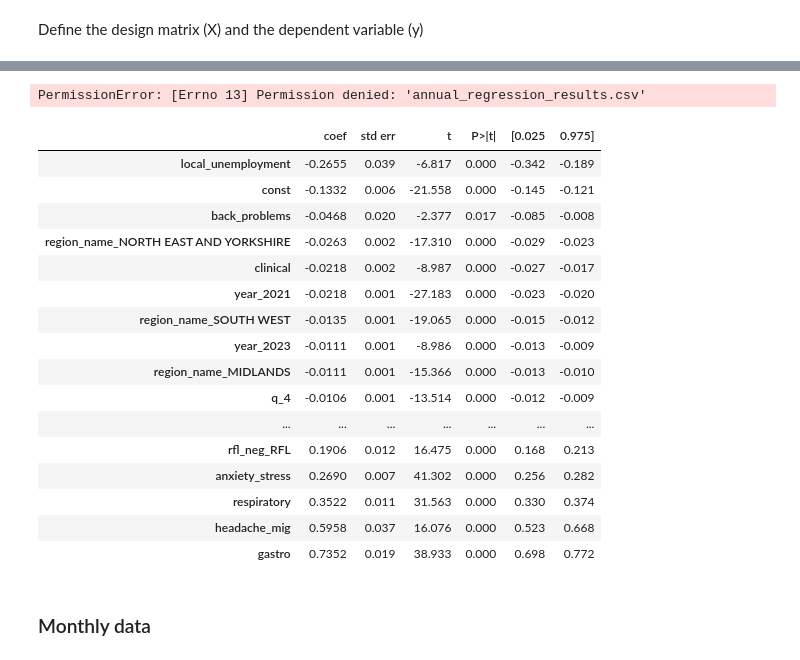
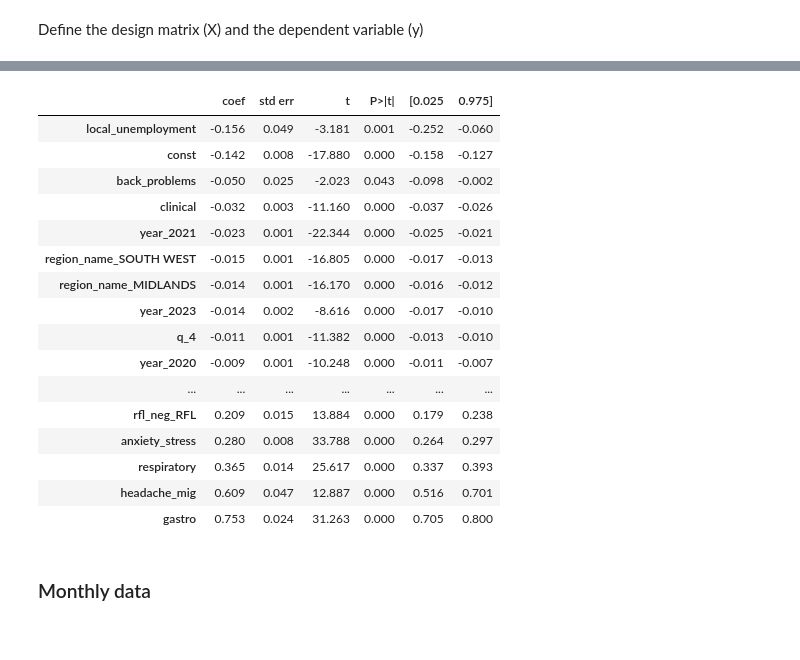
Before and after one commit to marierrogers/HSMAproject2023, a Jupyter notebook: 02_scripts/data_processing_for_model.ipynb, the cells around one changed output, grey strips where cells are left out. Cells and saved outputs as stored; diff of their text form; code cells hidden in the pictures.

```diff
--- a/02_scripts/data_processing_for_model.ipynb
+++ b/02_scripts/data_processing_for_model.ipynb
@@ -582,3 +562,6 @@ memory usage: 27.0+ MB
+# %%
+# drop duplicates
+df7.drop_duplicates(inplace=True)
 # %%
 #annual_df_ivs = merge_ivs(annual_df3,ref_org,df_r1, df_r2, df_r3,df_r4,df_r5,df_r6)
 #monthly_df_ivs = merge_ivs(monthly_df1,df_r1, df_r2, df_r3,df_r4,df_r5,df_r6)
@@ -608,2 +591,6 @@ memory usage: 27.0+ MB
+# %%
+# drop columns from annual_df_ivs_lags
+annual_df_ivs.drop(columns=['join_FTE','leave_FTE','denom_FTE','denom_FTE_mean',
+                                 'non-clinical'], inplace=True)
 # %%
 annual_df_ivs.to_csv(f'annual_modelling_data.csv', index=False)
@@ -609,0 +599,3 @@ annual_df_ivs.to_csv(f'annual_modelling_data.csv', index=False)
+# %%
+# sort dataframe by org_code and month_year
+annual_df_ivs.sort_values(by=['org_code','staff_group','month_year'], inplace=True)
@@ -623,3 +677,13 @@ to_drop = ['join_FTE','leave_FTE','month_year','denom_FTE','org_code',
+# %%
+dv = 'leaver_rate'
+to_drop = ['month_year','org_code','staff_group','grouped_sg',
+           'gastro','other_msk','other','infectious_dis','respiratory',
+           dv]
+        #    'joiner_rate','sickness_absence','rfl_neg_RFL',
+        #    'clinical','back_problems','gastro','headache_mig',
+        #    'local_unemployment','anxiety_stress','vacancy_rate','respiratory',
+        #    'infectious_dis','other_msk',
+        #    dv]
 # %% [markdown]
 Define the design matrix (X) and the dependent variable (y)
 # %%
@@ -686,28 +750,25 @@ Notes:
 # %%
 # Convert the regression results summary to a DataFrame
 results_df = pd.read_html(results.summary().tables[1].as_html(), header=0, index_col=0)[0]
-
-# Export the DataFrame to a CSV file
-results_df.to_csv("annual_regression_results.csv")
-# %% [output]
-PermissionError: [Errno 13] Permission denied: 'annual_regression_results.csv'
-# %%
-results_df.sort_values(by='coef')
-# %% [output]
-|  | coef | std err | t | P>|t| | [0.025 | 0.975] |
-| local_unemployment | -0.2655 | 0.039 | -6.817 | 0.000 | -0.342 | -0.189 |
-| const | -0.1332 | 0.006 | -21.558 | 0.000 | -0.145 | -0.121 |
-| back_problems | -0.0468 | 0.020 | -2.377 | 0.017 | -0.085 | -0.008 |
-| region_name_NORTH EAST AND YORKSHIRE | -0.0263 | 0.002 | -17.310 | 0.000 | -0.029 | -0.023 |
-| clinical | -0.0218 | 0.002 | -8.987 | 0.000 | -0.027 | -0.017 |
-| year_2021 | -0.0218 | 0.001 | -27.183 | 0.000 | -0.023 | -0.020 |
-| region_name_SOUTH WEST | -0.0135 | 0.001 | -19.065 | 0.000 | -0.015 | -0.012 |
-| year_2023 | -0.0111 | 0.001 | -8.986 | 0.000 | -0.013 | -0.009 |
-| region_name_MIDLANDS | -0.0111 | 0.001 | -15.366 | 0.000 | -0.013 | -0.010 |
-| q_4 | -0.0106 | 0.001 | -13.514 | 0.000 | -0.012 | -0.009 |
-| ... | ... | ... | ... | ... | ... | ... |
-| rfl_neg_RFL | 0.1906 | 0.012 | 16.475 | 0.000 | 0.168 | 0.213 |
-| anxiety_stress | 0.2690 | 0.007 | 41.302 | 0.000 | 0.256 | 0.282 |
-| respiratory | 0.3522 | 0.011 | 31.563 | 0.000 | 0.330 | 0.374 |
-| headache_mig | 0.5958 | 0.037 | 16.076 | 0.000 | 0.523 | 0.668 |
-| gastro | 0.7352 | 0.019 | 38.933 | 0.000 | 0.698 | 0.772 |
+# %%
+# show values in standard notation
+pd.options.display.float_format = '{:.3f}'.format
+results_df.sort_values(by='coef')
+# %% [output]
+|  | coef | std err | t | P>|t| | [0.025 | 0.975] |
+| local_unemployment | -0.156 | 0.049 | -3.181 | 0.001 | -0.252 | -0.060 |
+| const | -0.142 | 0.008 | -17.880 | 0.000 | -0.158 | -0.127 |
+| back_problems | -0.050 | 0.025 | -2.023 | 0.043 | -0.098 | -0.002 |
+| clinical | -0.032 | 0.003 | -11.160 | 0.000 | -0.037 | -0.026 |
+| year_2021 | -0.023 | 0.001 | -22.344 | 0.000 | -0.025 | -0.021 |
+| region_name_SOUTH WEST | -0.015 | 0.001 | -16.805 | 0.000 | -0.017 | -0.013 |
+| region_name_MIDLANDS | -0.014 | 0.001 | -16.170 | 0.000 | -0.016 | -0.012 |
+| year_2023 | -0.014 | 0.002 | -8.616 | 0.000 | -0.017 | -0.010 |
+| q_4 | -0.011 | 0.001 | -11.382 | 0.000 | -0.013 | -0.010 |
+| year_2020 | -0.009 | 0.001 | -10.248 | 0.000 | -0.011 | -0.007 |
+| ... | ... | ... | ... | ... | ... | ... |
+| rfl_neg_RFL | 0.209 | 0.015 | 13.884 | 0.000 | 0.179 | 0.238 |
+| anxiety_stress | 0.280 | 0.008 | 33.788 | 0.000 | 0.264 | 0.297 |
+| respiratory | 0.365 | 0.014 | 25.617 | 0.000 | 0.337 | 0.393 |
+| headache_mig | 0.609 | 0.047 | 12.887 | 0.000 | 0.516 | 0.701 |
+| gastro | 0.753 | 0.024 | 31.263 | 0.000 | 0.705 | 0.800 |
```
Also changed, not shown: parts of 20 cells of this notebook.
